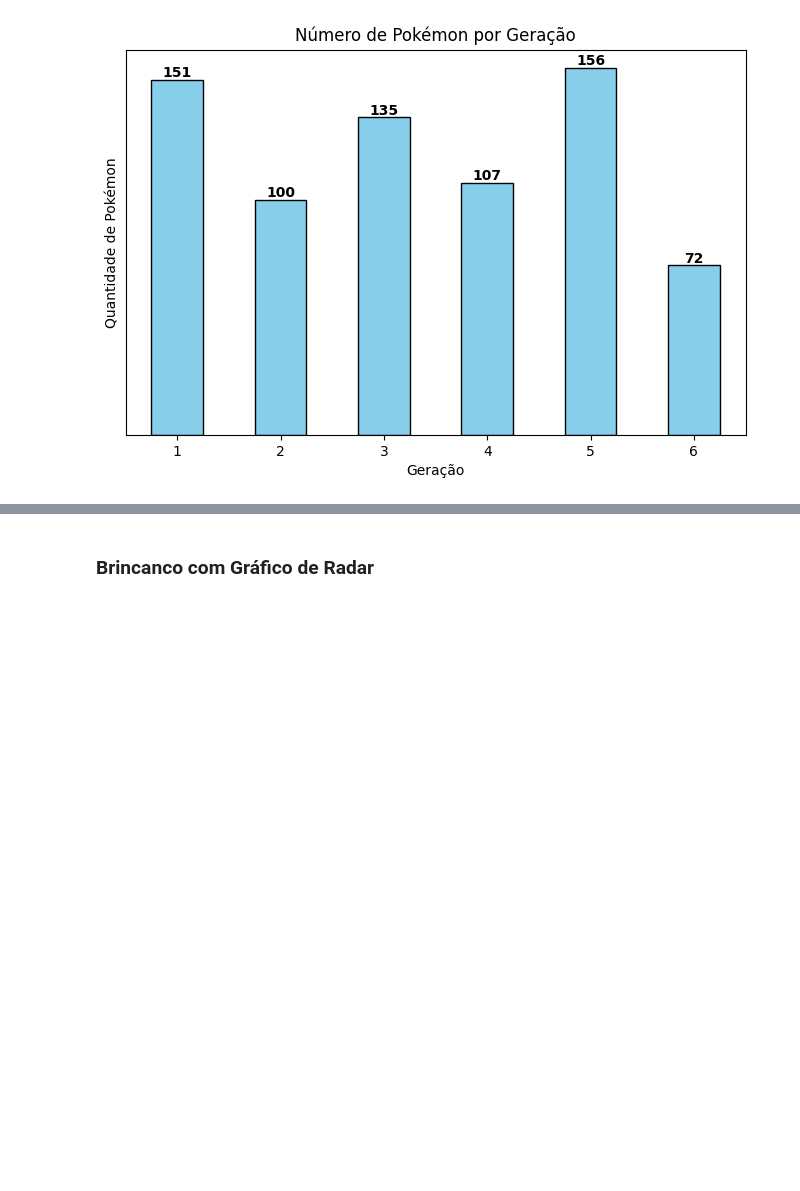
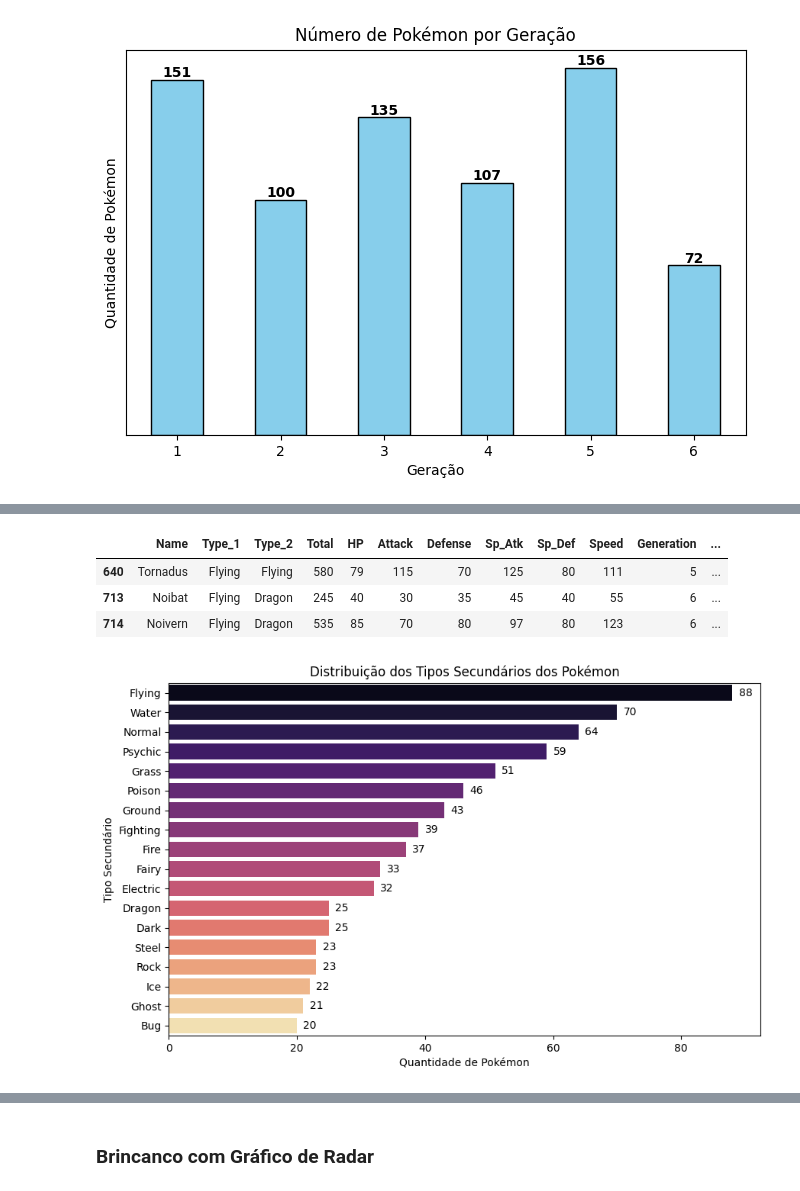
Before and after one commit to Blayvi/Tratamento-e-analise-de-dados-com-Pokemon, a Jupyter notebook: codigo.ipynb, the cells around one changed output, grey strips where cells are left out. Saved outputs shown, nothing was run; the diff lists cells and outputs as text; code cells hidden in the pictures; blank space fills up the shorter version.

```diff
--- a/codigo.ipynb
+++ b/codigo.ipynb
@@ -158,0 +207,8 @@ plt.show()
+# %%
+tipo1_voador = df[df['Type_1']=='Flying']
+tipo1_voador
+# %% [output]
+|  | Name | Type_1 | Type_2 | Total | HP | Attack | Defense | Sp_Atk | Sp_Def | Speed | Generation | ... |
+| 640 | Tornadus | Flying | Flying | 580 | 79 | 115 | 70 | 125 | 80 | 111 | 5 | ... |
+| 713 | Noibat | Flying | Dragon | 245 | 40 | 30 | 35 | 45 | 40 | 55 | 6 | ... |
+| 714 | Noivern | Flying | Dragon | 535 | 85 | 70 | 80 | 97 | 80 | 123 | 6 | ... |
@@ -158,0 +218,21 @@ plt.show()
+# %%
+# Contar a frequência de cada tipo secundário
+type2_counts = df["Type_2"].value_counts().reset_index()
+type2_counts.columns = ["Tipo", "Quantidade"]
+
+# Criar o gráfico de barras horizontal
+plt.figure(figsize=(10, 6))
+sns.barplot(x="Quantidade", y="Tipo", hue="Tipo", data=type2_counts, palette="magma", legend=False)
+
+# Adicionar rótulos e título
+plt.xlabel("Quantidade de Pokémon")
+plt.ylabel("Tipo Secundário")
+plt.title("Distribuição dos Tipos Secundários dos Pokémon")
+
+# Exibir os valores nas barras
+for index, value in enumerate(type2_counts["Quantidade"]):
+    plt.text(value + 1, index, str(value), va='center', fontsize=10)
+
+plt.show()
+# %% [output]
+[figure, added]
```
Also changed, not shown: parts of 13 cells of this notebook.
